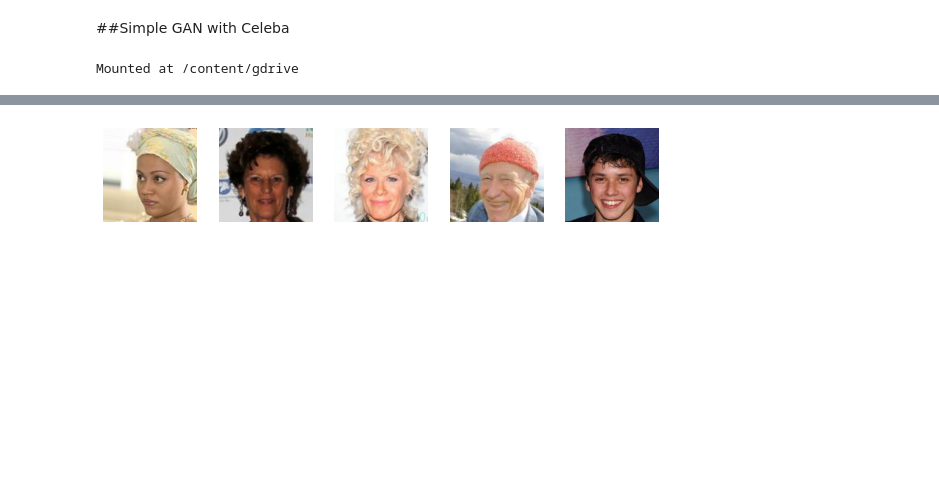
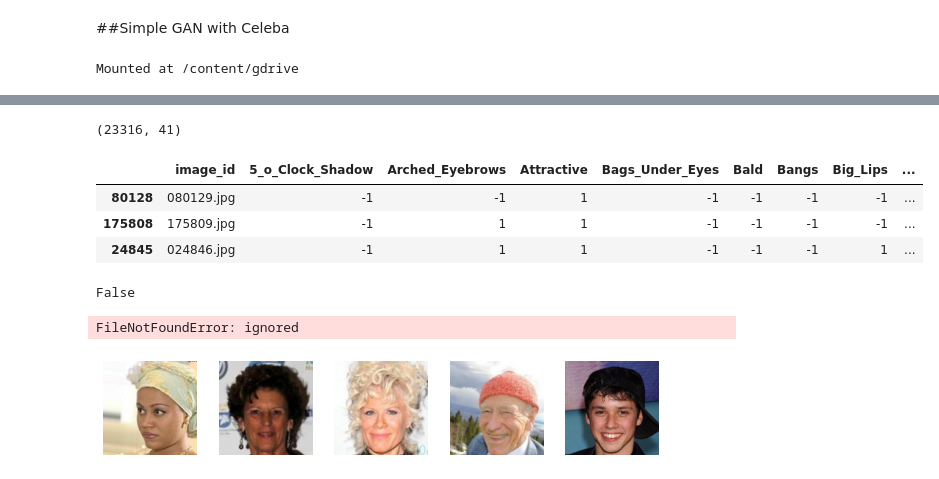
Before and after one commit to GrueneKatze/GANs, a Jupyter notebook: Face_generation.ipynb, the cells around one changed output, grey strips where cells are left out. Cells and saved outputs as stored; diff of their text form; code cells hidden in the pictures; blank space fills up the shorter version.

```diff
--- a/Face_generation.ipynb
+++ b/Face_generation.ipynb
@@ -206,3 +236,25 @@ from matplotlib import pyplot as plt
+# %%
+fblackh = about[(about['Male']==-1)&(about['Black_Hair']==1)]
+fblackh.shape
+# %% [output]
+(23316, 41)
+# %%
+fblackh.sample(3)
+# %% [output]
+|  | image_id | 5_o_Clock_Shadow | Arched_Eyebrows | Attractive | Bags_Under_Eyes | Bald | Bangs | Big_Lips | ... |
+| 80128 | 080129.jpg | -1 | -1 | 1 | -1 | -1 | -1 | -1 | ... |
+| 175808 | 175809.jpg | -1 | 1 | 1 | -1 | -1 | -1 | -1 | ... |
+| 24845 | 024846.jpg | -1 | 1 | 1 | -1 | -1 | -1 | 1 | ... |
+# %%
+os.path.isfile('/content/gdrive/MyDrive/Celeba/cel/femblackh/175809.jpg')
+# %% [output]
+False
+# %%
+l = ['080129.jpg', '175809.jpg']
+for i in l:
+  shutil.move('/content/gdrive/MyDrive/Celeba/cel/img_align_celeba/'+i, '/content/gdrive/MyDrive/Celeba/femblackh')
+# %% [output]
+FileNotFoundError: ignored
 # %%
 #4
 # %%
```
Also changed, not shown: parts of 3 cells of this notebook.
